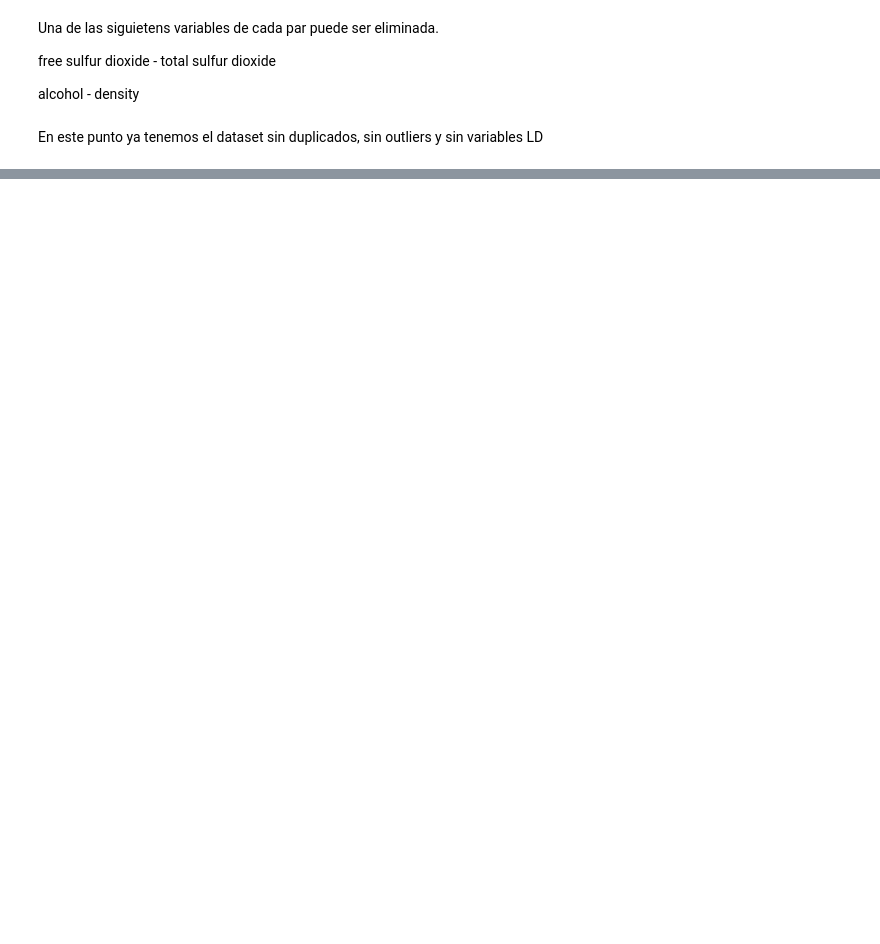
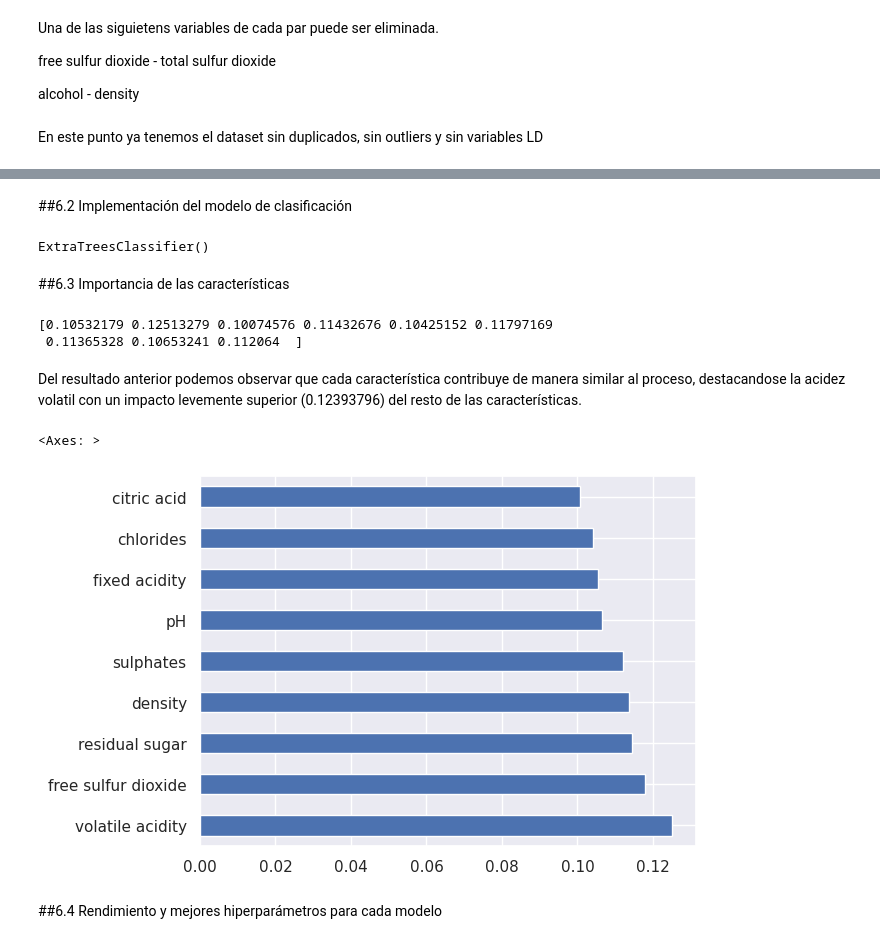
Before and after one commit to MartinO32/PP1_grupo23, a Jupyter notebook: qualivino_predictor.ipynb, the cells around one changed output, grey strips where cells are left out. Drawn from its saved outputs; the diff is of its cells as text; code cells hidden in the pictures; blank space fills up the shorter version.

```diff
--- a/qualivino_predictor.ipynb
+++ b/qualivino_predictor.ipynb
@@ -983,0 +1122,9 @@ En este punto ya tenemos el dataset sin duplicados, sin outliers y sin variables
+# %%
+# Creamos un Dataframe con los datos transformados
+data = df_transf_sin_ld
+
+# Creamos una variable x que contiene las variables predictoras del conjunto de datos
+x = data.drop(["quality"], axis=True)
+
+# Creamos una variable y que contiene la variable objetivo del conjunto de datos
+y = data["quality"]
@@ -983,0 +1139,42 @@ En este punto ya tenemos el dataset sin duplicados, sin outliers y sin variables
+# %% [markdown]
+##6.2 Implementación del modelo de clasificación
+# %%
+# Importamos la clase ExtraTreesClassifier desde el módulo ensemble de la biblioteca Scikit-Learn.
+# ExtraTreesClassifier es un algoritmo de clasificación que forma parte de la familia de árboles de decisión y es conocido por ser
+# un método de conjunto o ensemble que combina múltiples árboles de decisión para mejorar la precisión de la clasificación.
+
+from sklearn.ensemble import ExtraTreesClassifier
+
+# Creamos una instancia del clasificador ExtraTreesClassifier y lo asignamos a la variable model.
+# Esta instancia representa el modelo que se entrenará para realizar la clasificación.
+model = ExtraTreesClassifier()
+
+#  Entrenamos el modelo model con los datos de entrada y salida.
+# La función fit es un método utilizado para ajustar un modelo a los datos de entrenamiento.
+model.fit(x,y)
+# %% [output]
+ExtraTreesClassifier()
+# %% [markdown]
+##6.3 Importancia de las características
+# %%
+# Imprimimos las importancias de las características calculadas por el modelo ExtraTreesClassifier.
+# Estas importancias de características son una medida que indica cuánto contribuye cada característica (variable predictora)
+# al proceso de clasificación realizado por el modelo. Las características con importancias más altas son las que tienen un mayor
+# impacto en la capacidad de predicción del modelo.
+
+print(model.feature_importances_)
+# %% [output]
+[0.10532179 0.12513279 0.10074576 0.11432676 0.10425152 0.11797169
+ 0.11365328 0.10653241 0.112064  ]
+# %% [markdown]
+Del resultado anterior podemos observar que cada característica contribuye de manera similar al proceso, destacandose la acidez volatil con un impacto levemente superior (0.12393796) del resto de las características.
+# %%
+#  Visualizamos las características más importantes del modelo ExtraTreesClassifier en forma de un gráfico de barras horizontal.
+
+feat_importances = pd.Series(model.feature_importances_, index= x.columns)
+feat_importances.nlargest(9).plot(kind='barh')
+# %% [output]
+<Axes: >
+[figure, added]
+# %% [markdown]
+##6.4 Rendimiento y mejores hiperparámetros para cada modelo
```
Also changed, not shown: parts of 36 cells of this notebook.
